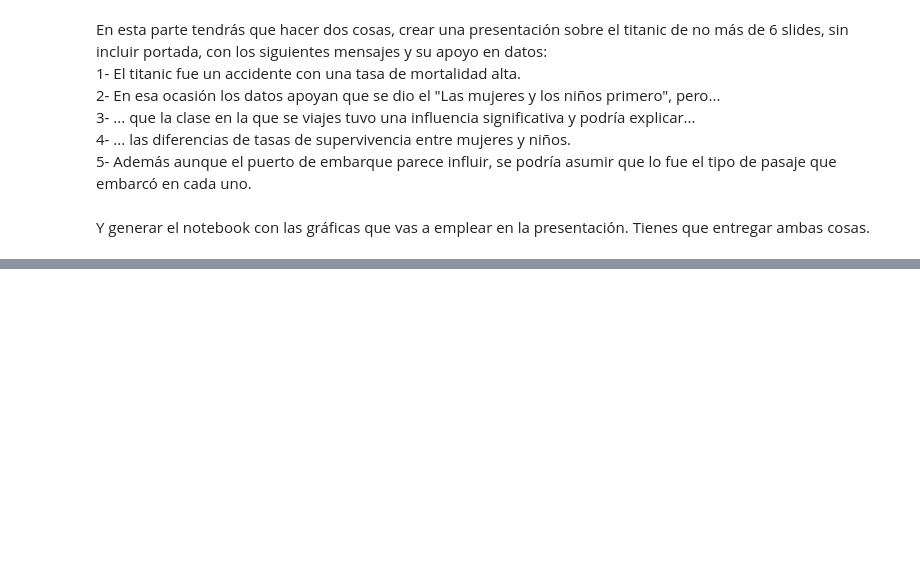
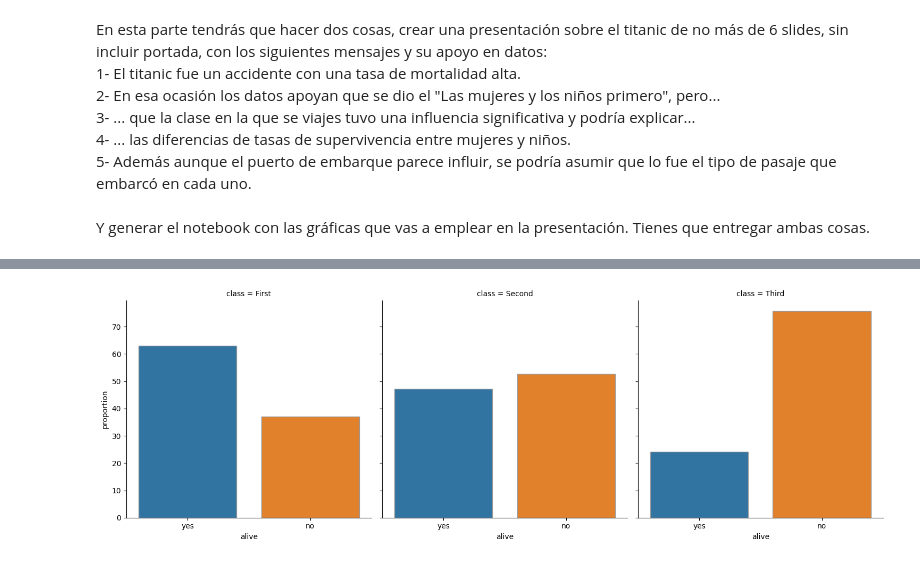
Before and after one commit to JesusGs91/ONLINE_DS_THEBRIDGE_JesusGonzalezSuarez, a Jupyter notebook: Sprint8/Unidad_02/Practica_Obligatoria/18_Practica_Obligatoria_Visualizacion_Presentacion.ipynb, the cells around one changed output, grey strips where cells are left out. Cells and saved outputs as stored; diff of their text form; code cells hidden in the pictures; blank space fills up the shorter version.

```diff
--- a/Sprint8/Unidad_02/Practica_Obligatoria/18_Practica_Obligatoria_Visualizacion_Presentacion.ipynb
+++ b/Sprint8/Unidad_02/Practica_Obligatoria/18_Practica_Obligatoria_Visualizacion_Presentacion.ipynb
@@ -124,0 +176,18 @@ Y generar el notebook con las gráficas que vas a emplear en la presentación. T
+# %%
+#2.3Clase
+cat_colx="alive"
+cat_coly="class"
+
+frecuencias_absolutas = df_titanic.groupby(cat_coly, as_index=False)[cat_colx].value_counts()
+frecuencias_relativas = df_titanic.groupby(cat_coly, as_index=False)[cat_colx].value_counts(normalize = True)
+frecuencias_relativas["proportion"] *= 100
+
+sns.catplot(x="alive",
+            y = "proportion",
+            col="class",
+            hue = "alive",
+            kind="bar", # Ojo, cambio el tipo de gráfico (ahora no "cuento" filas)
+            edgecolor=".6",
+            data=frecuencias_relativas);
+# %% [output]
+[figure, added]
```
Also changed, not shown: parts of 9 cells of this notebook.
